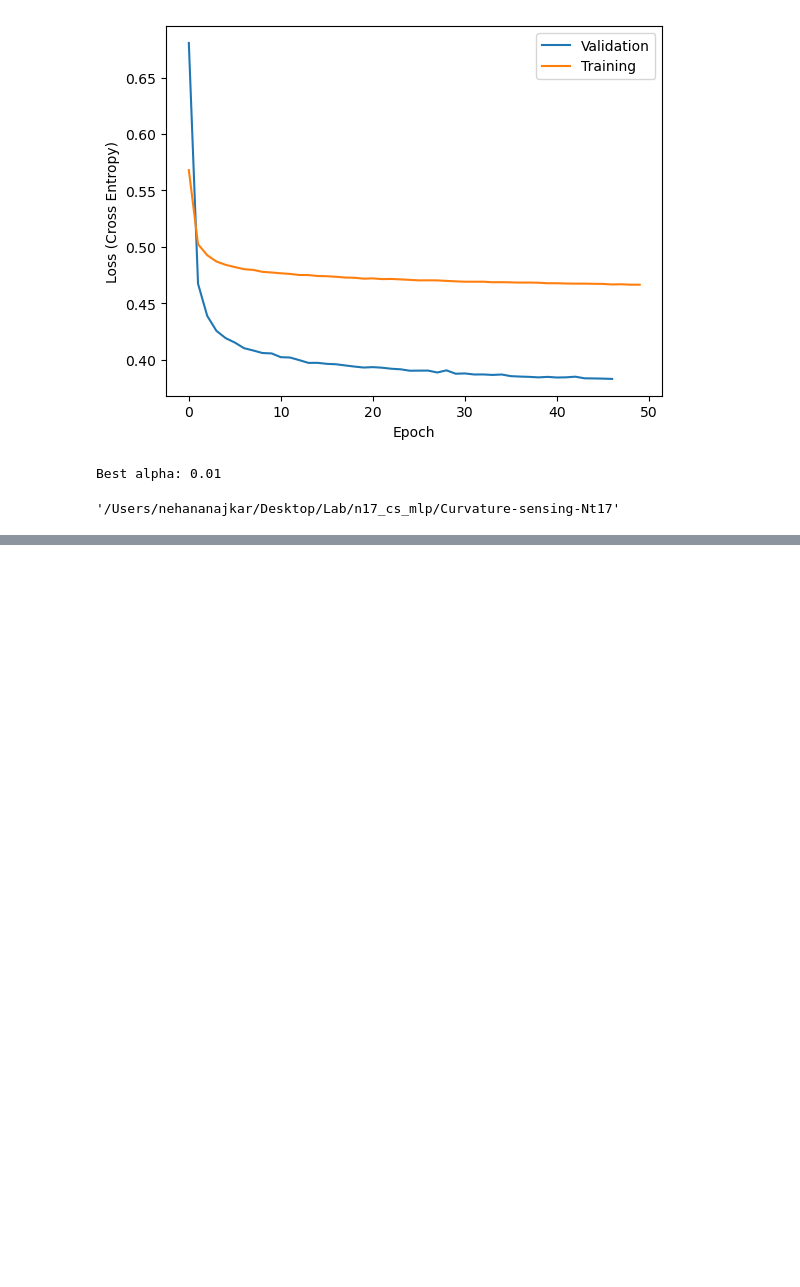
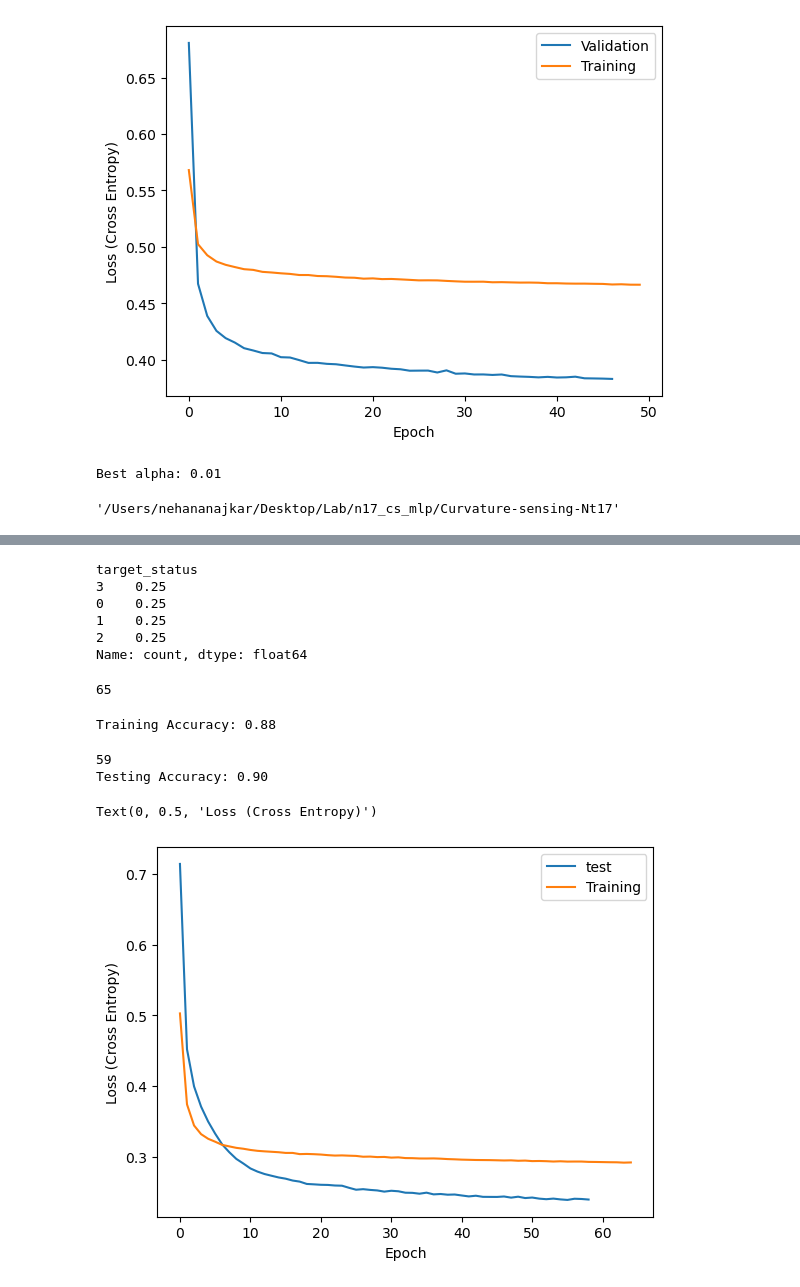
Before and after one commit to nanajkar/Curvature-sensing-Nt17, a Jupyter notebook: build_model.ipynb, the cells around one changed output, grey strips where cells are left out. Drawn from its saved outputs; the diff is of its cells as text; code cells hidden in the pictures; blank space fills up the shorter version.

```diff
--- a/build_model.ipynb
+++ b/build_model.ipynb
@@ -309,0 +321,79 @@ pwd
+# %%
+# Read in current version of the df.
+current_df = pd.read_csv('apl_temp.csv')
+#current_df = current_df.dropna()
+y = current_df['target_status']
+
+feature_cols = ['pp_contacts', 'pl_contacts', 'dip_pp_contacts', 'dip_lp_contacts',
+       'hyd_lp_contacts', 'Ppep_Nlip_contacts', 'Npep_Plip_contacts','mean_separation']#,'mean_apl']
+
+X = current_df[feature_cols]
+# %%
+# Split into training and test sets
+# Stratify keeps the ratio of classes in the split data similar to the original
+X_train, X_test, y_train, y_test = train_test_split(X,y,
+                                        random_state=0,
+                                        stratify=y)
+# Normalize using standard scaler
+scaler = StandardScaler()
+X_train_scaled = scaler.fit_transform(X_train)
+X_test_scaled = scaler.transform(X_test)
+
+
+# Resample for balanced classes
+smote = SMOTE(random_state=0)
+X_resampled, y_resampled = smote.fit_resample(X_train_scaled, y_train)
+
+y_resampled.value_counts()/len(y_resampled)
+# %% [output]
+target_status
+3    0.25
+0    0.25
+1    0.25
+2    0.25
+Name: count, dtype: float64
+# %%
+clf = MLPClassifier(
+    hidden_layer_sizes=(64, 32),   # Two layers: 64 → 32 neurons
+    activation='relu',
+    solver='adam',
+    alpha=0.01,                   # L2 regularization (helps prevent overfitting)
+    max_iter=500,
+    early_stopping=True,
+    random_state=0
+)
+clf.fit(X_resampled, y_resampled)
+print(clf.n_iter_)
+# %% [output]
+65
+# %%
+# Print # accuracy and save loss array
+accuracy_training = clf.score(X_resampled, y_resampled)
+print(f"Training Accuracy: {accuracy_training:.2f}")
+
+# Save training loss curve
+training_loss_curved = clf.loss_curve_
+# %% [output]
+Training Accuracy: 0.88
+# %%
+# Fit test data
+clf.fit(X_test_scaled, y_test)
+print(clf.n_iter_)
+
+# Print # accuracy and save loss array
+accuracy_testing = clf.score(X_test_scaled, y_test)
+print(f"Testing Accuracy: {accuracy_testing:.2f}")
+test_loss_curved = clf.loss_curve_
+# %% [output]
+59
+Testing Accuracy: 0.90
+# %%
+plt.clf()
+plt.plot(np.arange(len(test_loss_curved)),test_loss_curved,label='test')
+plt.plot(np.arange(len(training_loss_curved)),training_loss_curved,label='Training')
+plt.legend()
+plt.xlabel('Epoch') # # of iterations basically
+plt.ylabel('Loss (Cross Entropy)')
+# %% [output]
+Text(0, 0.5, 'Loss (Cross Entropy)')
+[figure, added]
```
Also changed, not shown: parts of 37 cells of this notebook, 1 other file.
